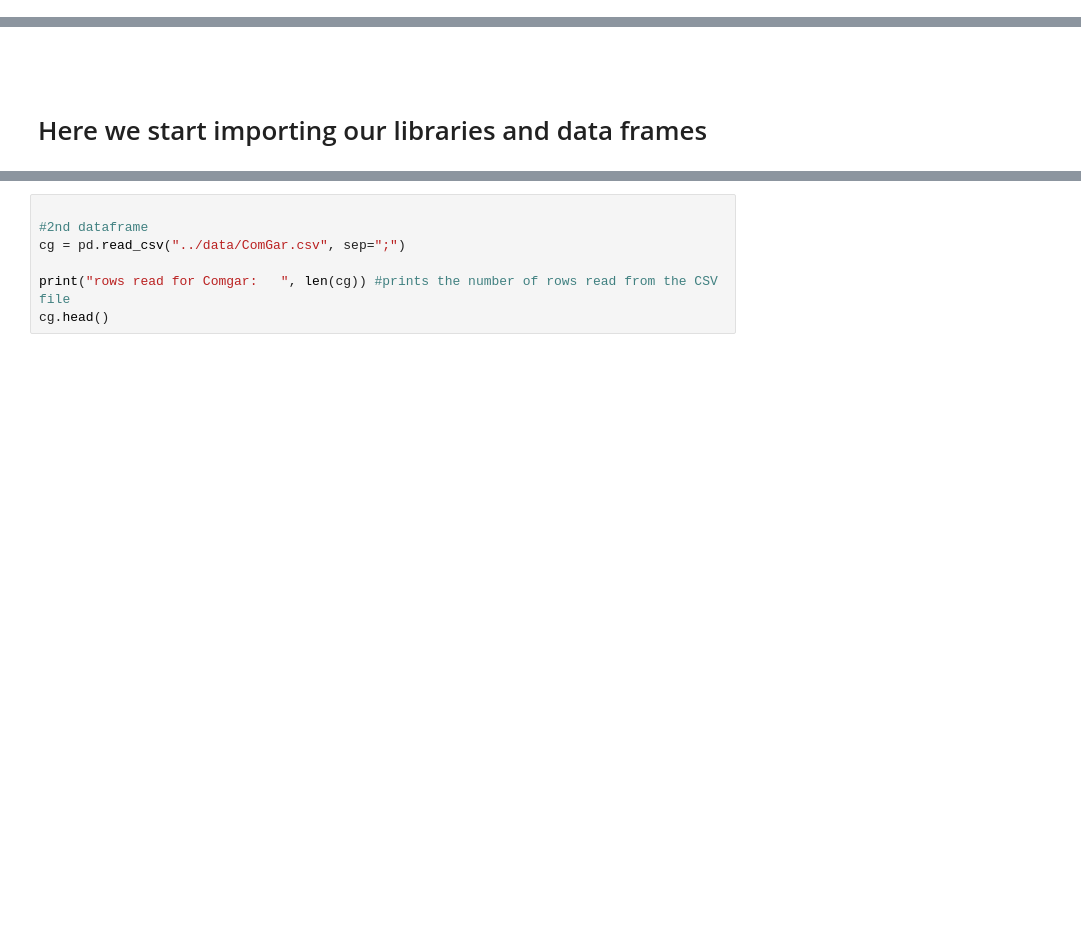
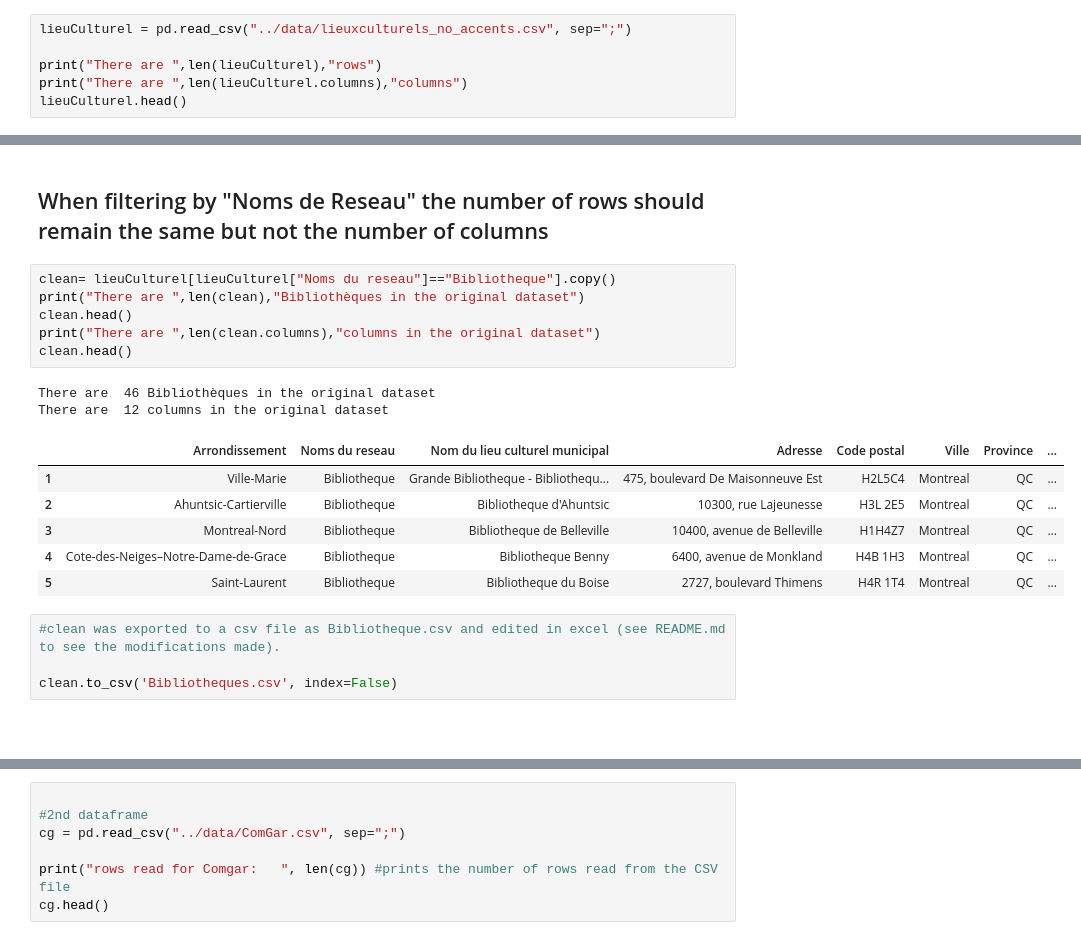
Before and after one commit to anouckbonnetblanc06/AB-G464-polliresources, a Jupyter notebook: notebooks/Newpoll.ipynb, the cells around one changed output, grey strips where cells are left out. Drawn from its saved outputs; the diff is of its cells as text; blank space fills up the shorter version.

```diff
--- a/notebooks/Newpoll.ipynb
+++ b/notebooks/Newpoll.ipynb
@@ -0,0 +46,6 @@
+# %%
+lieuCulturel = pd.read_csv("../data/lieuxculturels_no_accents.csv", sep=";")
+
+print("There are ",len(lieuCulturel),"rows")
+print("There are ",len(lieuCulturel.columns),"columns")
+lieuCulturel.head()
@@ -1,4 +61,23 @@
+# %% [markdown]
+## When filtering by "Noms de Reseau" the number of rows should remain the same but not the number of columns
+# %%
+clean= lieuCulturel[lieuCulturel["Noms du reseau"]=="Bibliotheque"].copy()
+print("There are ",len(clean),"Bibliothèques in the original dataset")
+clean.head()
+print("There are ",len(clean.columns),"columns in the original dataset")
+clean.head()
+# %% [output]
+There are  46 Bibliothèques in the original dataset
+There are  12 columns in the original dataset
+|  | Arrondissement | Noms du reseau | Nom du lieu culturel municipal | Adresse | Code postal | Ville | Province | ... |
+| 1 | Ville-Marie | Bibliotheque | Grande Bibliotheque - Bibliothequ... | 475, boulevard De Maisonneuve Est | H2L5C4 | Montreal | QC | ... |
+| 2 | Ahuntsic-Cartierville | Bibliotheque | Bibliotheque d'Ahuntsic | 10300, rue Lajeunesse | H3L 2E5 | Montreal | QC | ... |
+| 3 | Montreal-Nord | Bibliotheque | Bibliotheque de Belleville | 10400, avenue de Belleville | H1H4Z7 | Montreal | QC | ... |
+| 4 | Cote-des-Neiges–Notre-Dame-de-Grace | Bibliotheque | Bibliotheque Benny | 6400, avenue de Monkland | H4B 1H3 | Montreal | QC | ... |
+| 5 | Saint-Laurent | Bibliotheque | Bibliotheque du Boise | 2727, boulevard Thimens | H4R 1T4 | Montreal | QC | ... |
+# %%
+#clean was exported to a csv file as Bibliotheque.csv and edited in excel (see README.md to see the modifications made).
+
+clean.to_csv('Bibliotheques.csv', index=False)
 # %% [markdown]
 #
-# %% [markdown]
-# Here we start importing our libraries and data frames
```
Also changed, not shown: parts of 13 cells of this notebook.
